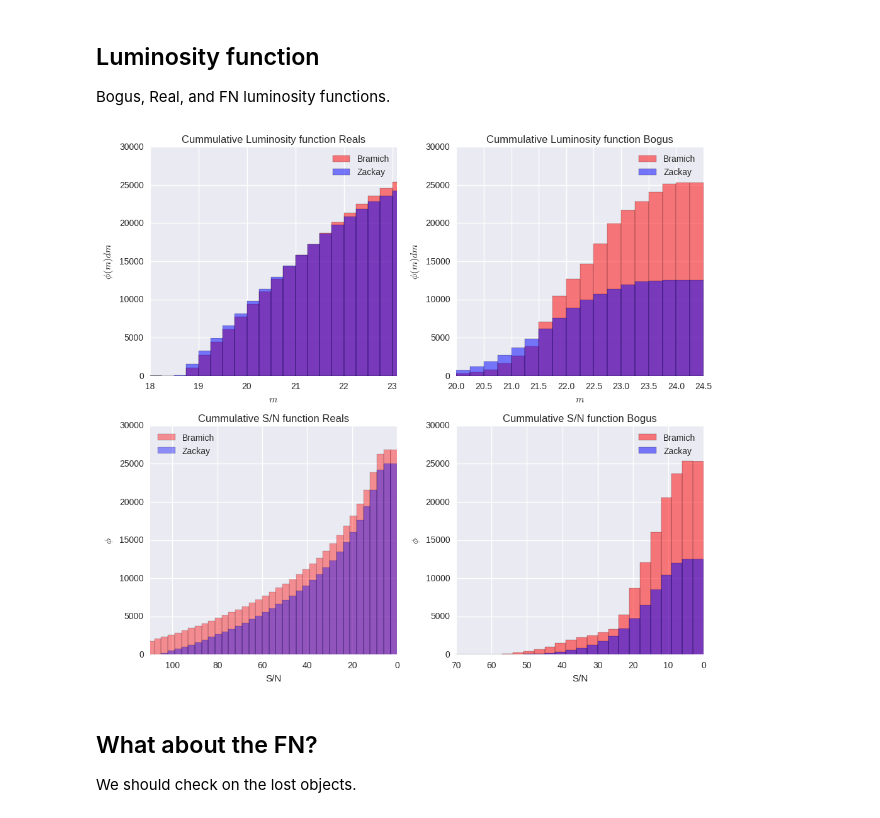
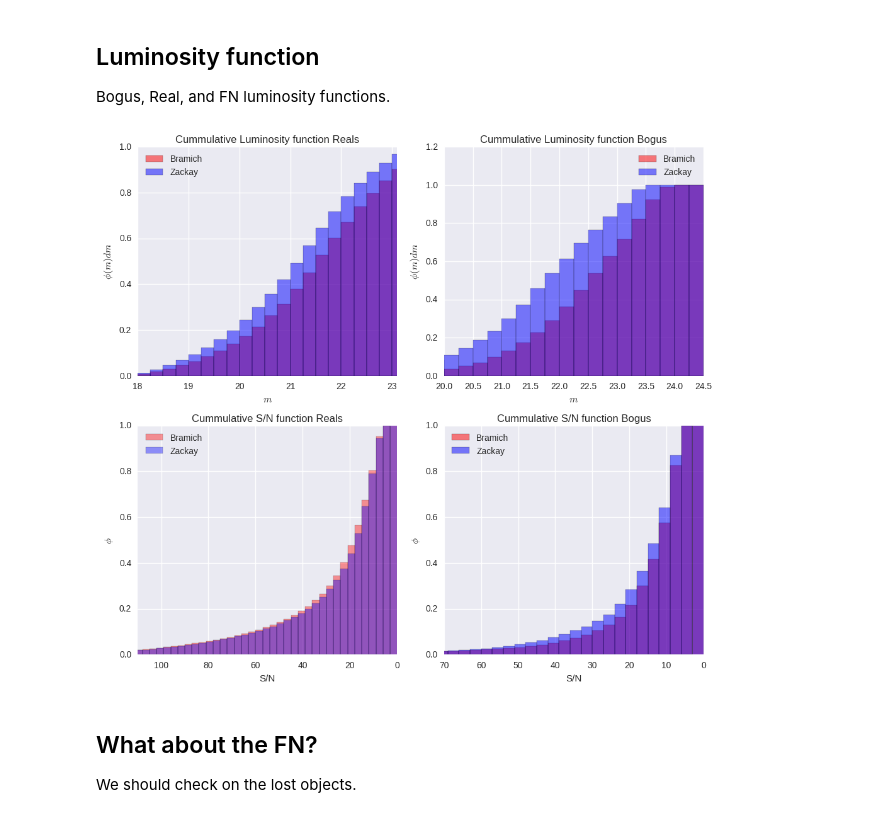
Before and after one commit to BrunoSanchez/RBMLearning, a Jupyter notebook: Plots.ipynb, the cells around one changed output. Drawn from its saved outputs; the diff is of its cells as text; code cells hidden in the pictures.

```diff
--- a/Plots.ipynb
+++ b/Plots.ipynb
@@ -44,7 +44,9 @@ dt_zps = pd.merge(pd.read_sql_table('Detected', engine),
                   pd.read_sql_query("""SELECT
                                         Detected.id,
                                         Simulated.app_mag as sim_mag,
-                                        Simulated.id as sim_id
+                                        Simulated.id as sim_id,
+                                        Simulated.r_scales as r_scales,
+                                        Simulated.gx_mag as gx_mag
                                     FROM Detected
                                         LEFT JOIN Reals
                                             ON Detected.id==Reals.detected_id
@@ -56,7 +58,9 @@ dt_ois = pd.merge(pd.read_sql_table('DetectedOIS', engine),
                   pd.read_sql_query("""SELECT
                                         DetectedOIS.id,
                                         Simulated.app_mag as sim_mag,
-                                        Simulated.id as sim_id
+                                        Simulated.id as sim_id,
+                                        Simulated.r_scales as r_scales,
+                                        Simulated.gx_mag as gx_mag
                                     FROM DetectedOIS
                                         LEFT JOIN RealsOIS
                                             ON DetectedOIS.id==RealsOIS.detected_id
@@ -206,9 +210,9 @@ plt.figure(figsize=(10,9))
 bins = np.arange(18, 25, 0.25)
 
 plt.subplot(221)
-plt.hist(reals_b.mag, alpha=0.5, bins=bins, #shade=True,
+plt.hist(reals_b.mag, alpha=0.5, bins=bins, normed=True, #shade=True,
             cumulative=True, label='Bramich', color='red')
-plt.hist(reals_z.mag, alpha=0.5, bins=bins, #shade=True,
+plt.hist(reals_z.mag, alpha=0.5, bins=bins, normed=True, #shade=True,
             cumulative=True, label='Zackay', color='blue')
 
 plt.xlim(18, 23.1)
@@ -218,9 +222,9 @@ plt.legend(loc='best')
 plt.xlabel(r'$m$')
 
 plt.subplot(222)
-plt.hist(bogus_b.mag, alpha=0.5, bins=bins, #shade=True,
+plt.hist(bogus_b.mag, alpha=0.5, bins=bins, normed=True, #shade=True,
             cumulative=True, label='Bramich', color='red')
-plt.hist(bogus_z.mag, alpha=0.5, bins=bins, #shade=True,
+plt.hist(bogus_z.mag, alpha=0.5, bins=bins, normed=True, #shade=True,
             cumulative=True, label='Zackay', color='blue')
 
 plt.xlim(20, 24.5)
@@ -230,38 +234,38 @@ plt.xlabel(r'$m$')
 plt.title('Cummulative Luminosity function Bogus')
 
 #signal to noise bins
 bins = np.arange(0, 140, 3)
 
 plt.subplot(223)
-plt.hist(reals_b.FLUX_ISO/reals_b.FLUXERR_ISO,  bins=bins, #shade=True,
+plt.hist(reals_b.FLUX_ISO/reals_b.FLUXERR_ISO,  bins=bins, normed=True, #shade=True,
             label='Bramich', color='red', cumulative=-1, alpha=0.4)
-plt.hist(reals_z.FLUX_ISO/reals_z.FLUXERR_ISO,  bins=bins, #shade=True,
+plt.hist(reals_z.FLUX_ISO/reals_z.FLUXERR_ISO,  bins=bins, normed=True, #shade=True,
          label='Zackay', color='blue', cumulative=-1, alpha=0.4)
 
 plt.xlim(110, 0)
 plt.title('Cummulative S/N function Reals')
 plt.legend(loc='best')
 plt.ylabel(r'$\phi$')
 plt.xlabel('S/N')
 
 plt.subplot(224)
-plt.hist(bogus_b.FLUX_ISO/bogus_b.FLUXERR_ISO, bins=bins,  #shade=True,
+plt.hist(bogus_b.FLUX_ISO/bogus_b.FLUXERR_ISO, bins=bins, normed=True, #shade=True,
          label='Bramich', color='red', cumulative=-1, alpha=0.5)
-plt.hist(bogus_z.FLUX_ISO/bogus_z.FLUXERR_ISO, bins=bins,  #shade=True,
+plt.hist(bogus_z.FLUX_ISO/bogus_z.FLUXERR_ISO, bins=bins, normed=True, #shade=True,
          label='Zackay', color='blue', cumulative=-1, alpha=0.5)
 
 plt.xlim(70, 0)
 plt.title('Cummulative S/N function Bogus')
 plt.ylabel(r'$\phi$')
 plt.legend(loc='best')
 plt.xlabel('S/N')
 
 plt.tight_layout()
 #plt.show()
 
 plt.savefig(os.path.join(plot_dir, 'luminosities_functions.png'), format='png', dpi=700)
 # %% [output]
-[figure, old version]
+[figure, new version]
 # %% [markdown]
 ## What about the FN?
 
```
Also changed, not shown: parts of 40 cells of this notebook.
